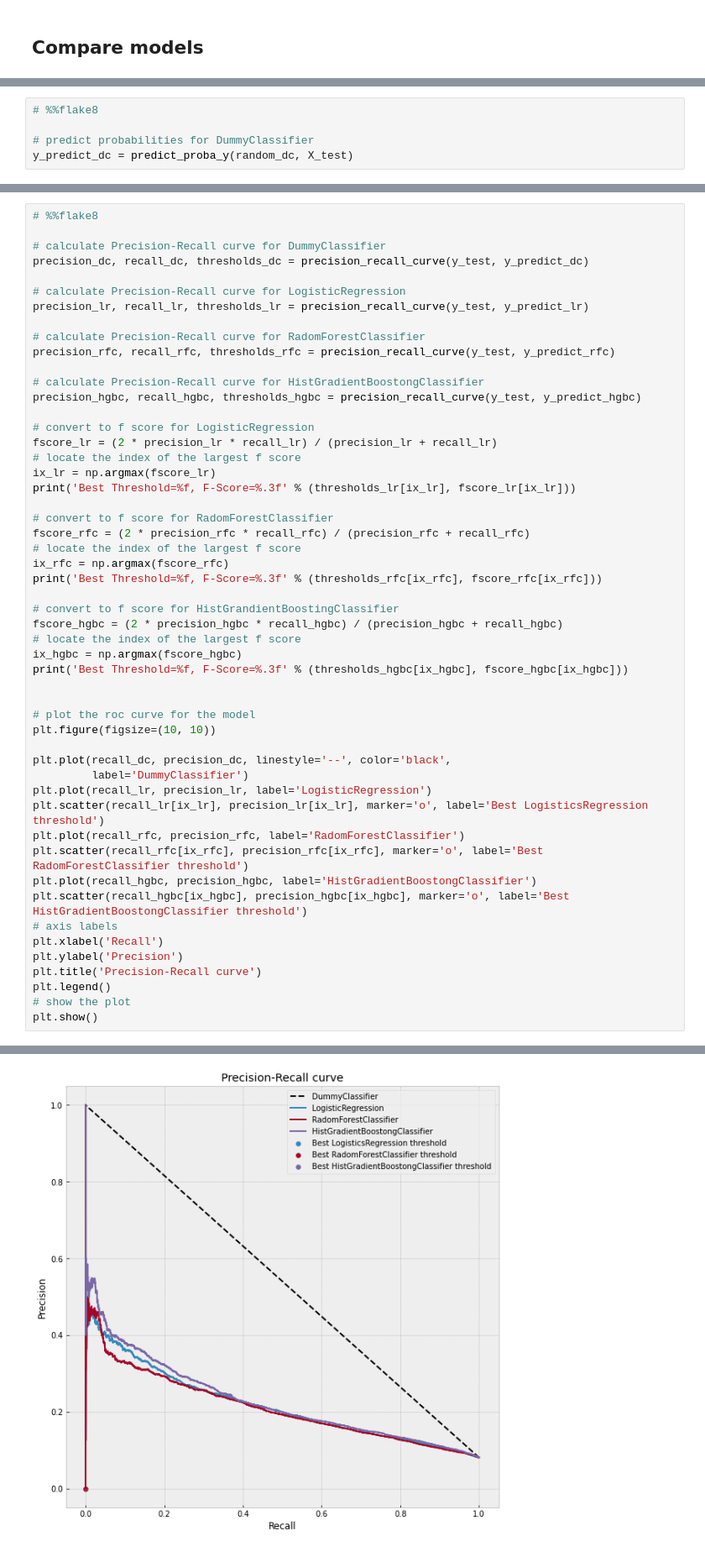
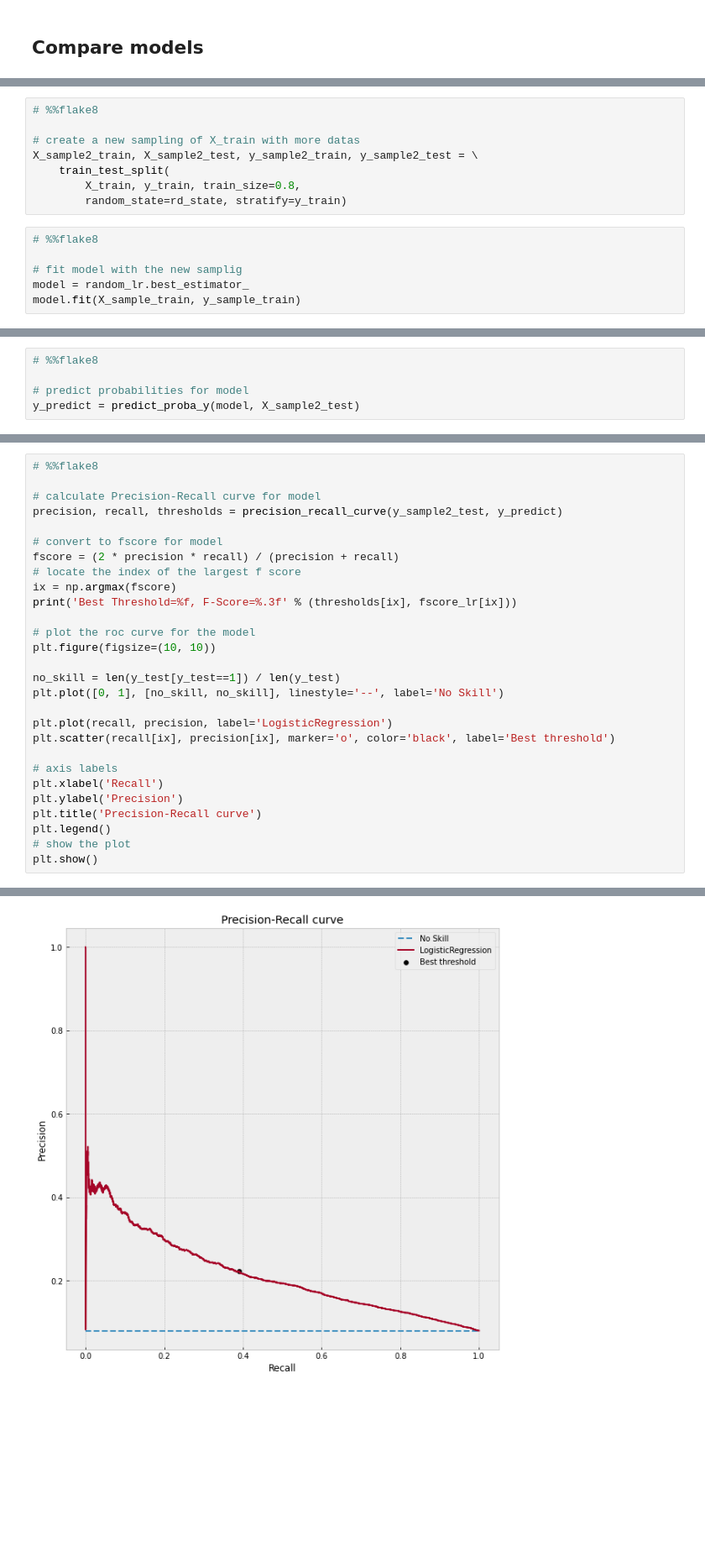
Before and after one commit to HuguesMAP/OC-P7-Impl-mentez-un-mod-le-de-scoring, a Jupyter notebook: Projet 7 - Implémentez un modèle de scoring - Modélisation.ipynb, the cells around one changed output, grey strips where cells are left out. Shown at 84% size. Cells and saved outputs as stored; diff of their text form; blank space fills up the shorter version.

Commit message:
model selected

```diff
--- a/Projet 7 - Implémentez un modèle de scoring - Modélisation.ipynb
+++ b/Projet 7 - Implémentez un modèle de scoring - Modélisation.ipynb
@@ -668,3 +631,17 @@ def predict_proba_y(model, X):
     y_predict = y_predict[:, 1]
 
     return y_predict
+# %%
+# %%flake8
+
+# create a new sampling of X_train with more datas
+X_sample2_train, X_sample2_test, y_sample2_train, y_sample2_test = \
+    train_test_split(
+        X_train, y_train, train_size=0.8,
+        random_state=rd_state, stratify=y_train)
+# %%
+# %%flake8
+
+# fit model with the new samplig
+model = random_lr.best_estimator_
+model.fit(X_sample_train, y_sample_train)
@@ -671,5 +656,5 @@ def predict_proba_y(model, X):
 # %%
 # %%flake8
 
-# predict probabilities for DummyClassifier
-y_predict_dc = predict_proba_y(random_dc, X_test)
+# predict probabilities for model
+y_predict = predict_proba_y(model, X_sample2_test)
@@ -759,48 +696,24 @@ For HistGrandientBoostingClassifier the best Threshold=0.264852,       G-Mean=0.
 # %%
 # %%flake8
 
-# calculate Precision-Recall curve for DummyClassifier
-precision_dc, recall_dc, thresholds_dc = precision_recall_curve(y_test, y_predict_dc)
+# calculate Precision-Recall curve for model
+precision, recall, thresholds = precision_recall_curve(y_sample2_test, y_predict)
 
-# calculate Precision-Recall curve for LogisticRegression
-precision_lr, recall_lr, thresholds_lr = precision_recall_curve(y_test, y_predict_lr)
-
-# calculate Precision-Recall curve for RadomForestClassifier
-precision_rfc, recall_rfc, thresholds_rfc = precision_recall_curve(y_test, y_predict_rfc)
-
-# calculate Precision-Recall curve for HistGradientBoostongClassifier
-precision_hgbc, recall_hgbc, thresholds_hgbc = precision_recall_curve(y_test, y_predict_hgbc)
-
-# convert to f score for LogisticRegression
-fscore_lr = (2 * precision_lr * recall_lr) / (precision_lr + recall_lr)
+# convert to fscore for model
+fscore = (2 * precision * recall) / (precision + recall)
 # locate the index of the largest f score
-ix_lr = np.argmax(fscore_lr)
-print('Best Threshold=%f, F-Score=%.3f' % (thresholds_lr[ix_lr], fscore_lr[ix_lr]))
-
-# convert to f score for RadomForestClassifier
-fscore_rfc = (2 * precision_rfc * recall_rfc) / (precision_rfc + recall_rfc)
-# locate the index of the largest f score
-ix_rfc = np.argmax(fscore_rfc)
-print('Best Threshold=%f, F-Score=%.3f' % (thresholds_rfc[ix_rfc], fscore_rfc[ix_rfc]))
-
-# convert to f score for HistGrandientBoostingClassifier
-fscore_hgbc = (2 * precision_hgbc * recall_hgbc) / (precision_hgbc + recall_hgbc)
-# locate the index of the largest f score
-ix_hgbc = np.argmax(fscore_hgbc)
-print('Best Threshold=%f, F-Score=%.3f' % (thresholds_hgbc[ix_hgbc], fscore_hgbc[ix_hgbc]))
-
+ix = np.argmax(fscore)
+print('Best Threshold=%f, F-Score=%.3f' % (thresholds[ix], fscore_lr[ix]))
 
 # plot the roc curve for the model
 plt.figure(figsize=(10, 10))
 
-plt.plot(recall_dc, precision_dc, linestyle='--', color='black',
-         label='DummyClassifier')
-plt.plot(recall_lr, precision_lr, label='LogisticRegression')
-plt.scatter(recall_lr[ix_lr], precision_lr[ix_lr], marker='o', label='Best LogisticsRegression threshold')
-plt.plot(recall_rfc, precision_rfc, label='RadomForestClassifier')
-plt.scatter(recall_rfc[ix_rfc], precision_rfc[ix_rfc], marker='o', label='Best RadomForestClassifier threshold')
-plt.plot(recall_hgbc, precision_hgbc, label='HistGradientBoostongClassifier')
-plt.scatter(recall_hgbc[ix_hgbc], precision_hgbc[ix_hgbc], marker='o', label='Best HistGradientBoostongClassifier threshold')
+no_skill = len(y_test[y_test==1]) / len(y_test)
+plt.plot([0, 1], [no_skill, no_skill], linestyle='--', label='No Skill')
+
+plt.plot(recall, precision, label='LogisticRegression')
+plt.scatter(recall[ix], precision[ix], marker='o', color='black', label='Best threshold')
+
 # axis labels
 plt.xlabel('Recall')
 plt.ylabel('Precision')
@@ -815 +726 @@ Best Threshold=0.448786, F-Score=0.292
-[figure, old version]
+[figure, new version]
```
Also changed, not shown: parts of 51 cells of this notebook.
